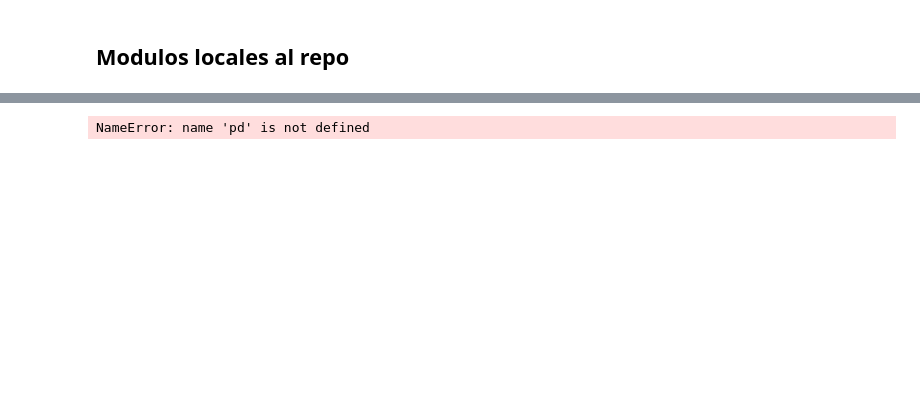
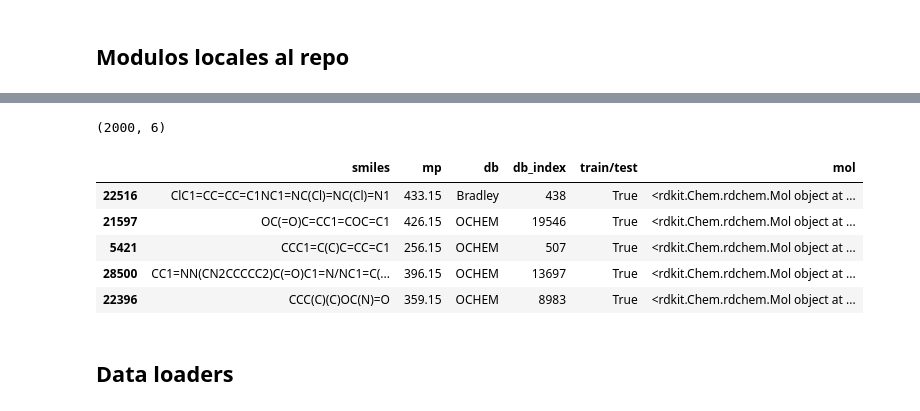
Before and after one commit to riiaa/GraphNeuralNets_19, a Jupyter notebook: notebooks/1_GraphConvolutionNetworks.ipynb, the cells around one changed output, grey strips where cells are left out. Drawn from its saved outputs; the diff is of its cells as text; code cells hidden in the pictures; blank space fills up the shorter version.

```diff
--- a/notebooks/1_GraphConvolutionNetworks.ipynb
+++ b/notebooks/1_GraphConvolutionNetworks.ipynb
@@ -125,8 +114,6 @@ Datatset source: Delaney's solubility dataset from ESOL:  Estimating Aqueous S
 # %%
-df = pd.read_csv('data/solubility.csv')
+df = pd.read_csv('data/vae_train.csv')
+df['mol'] = df[smiles_column].progress_apply(Chem.MolFromSmiles)
 print(df.shape)
-print(df.columns)
-smiles_column='smiles'
-target='measured log solubility in mols per litre'
 df.head()
 # %% [output]
@@ -133 +121,9 @@ df.head()
-NameError: name 'pd' is not defined
+(2000, 6)
+|  | smiles | mp | db | db_index | train/test | mol |
+| 22516 | ClC1=CC=CC=C1NC1=NC(Cl)=NC(Cl)=N1 | 433.15 | Bradley | 438 | True | <rdkit.Chem.rdchem.Mol object at ... |
+| 21597 | OC(=O)C=CC1=COC=C1 | 426.15 | OCHEM | 19546 | True | <rdkit.Chem.rdchem.Mol object at ... |
+| 5421 | CCC1=C(C)C=CC=C1 | 256.15 | OCHEM | 507 | True | <rdkit.Chem.rdchem.Mol object at ... |
+| 28500 | CC1=NN(CN2CCCCC2)C(=O)C1=N/NC1=C(... | 396.15 | OCHEM | 13697 | True | <rdkit.Chem.rdchem.Mol object at ... |
+| 22396 | CCC(C)(C)OC(N)=O | 359.15 | OCHEM | 8983 | True | <rdkit.Chem.rdchem.Mol object at ... |
+# %% [markdown]
+## Data loaders
```
Also changed, not shown: parts of 40 cells of this notebook, 1 other file.
